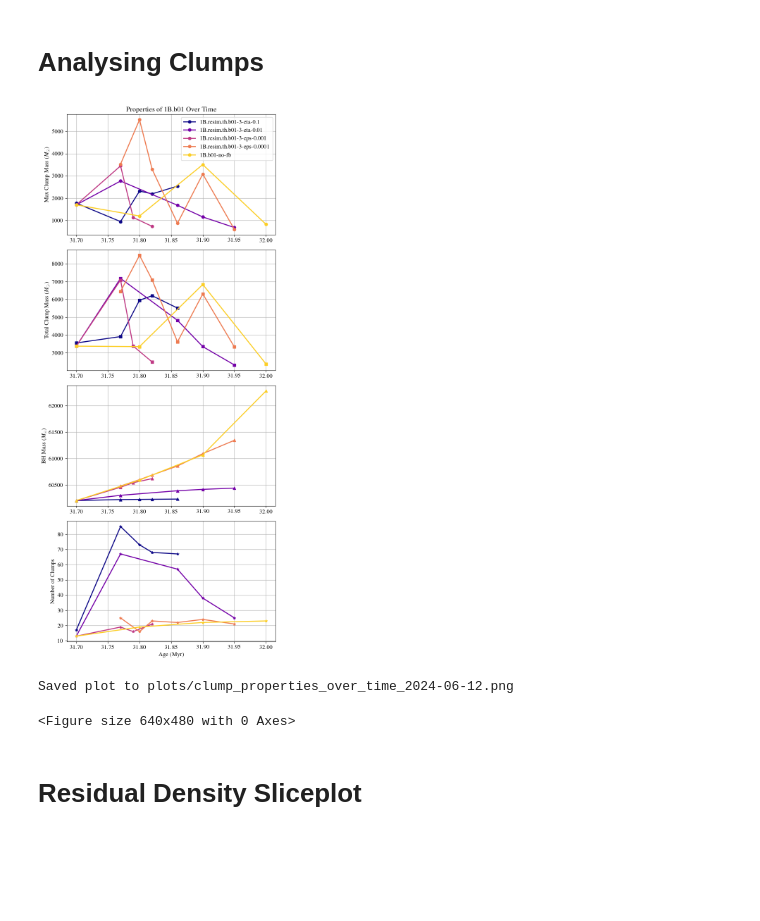
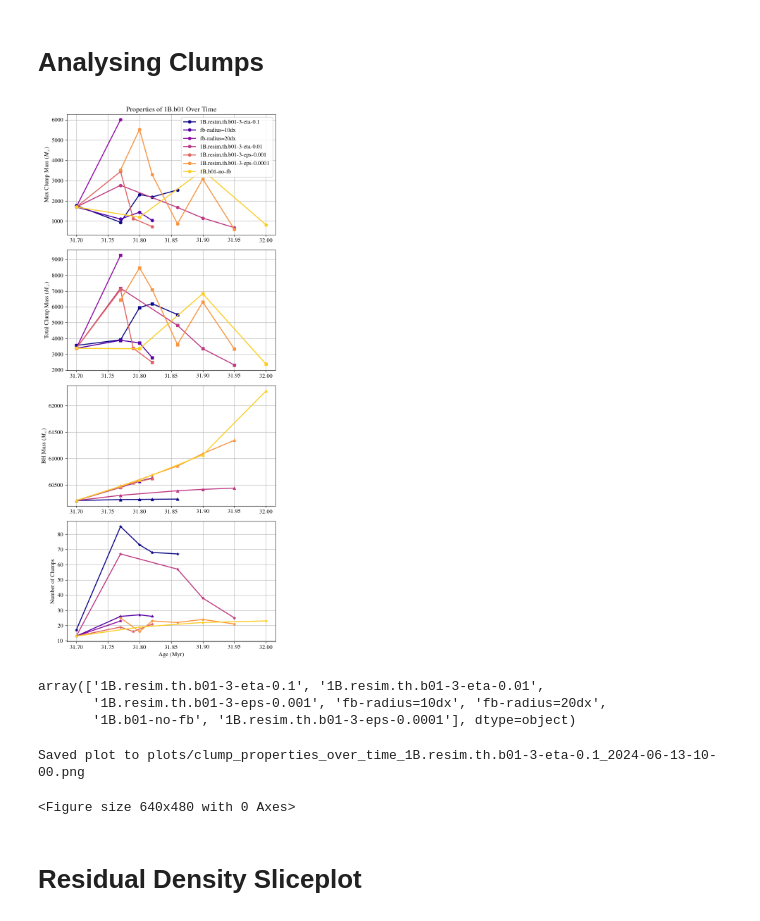
Before and after one commit to simonetgordon/smartstar_simulation_analysis, a Jupyter notebook: python_scripts/csv-data-plotting/plot_mass_growth.ipynb, the cells around one changed output. Saved outputs shown, nothing was run; the diff lists cells and outputs as text; code cells hidden in the pictures; blank space fills up the shorter version.

```diff
--- a/python_scripts/csv-data-plotting/plot_mass_growth.ipynb
+++ b/python_scripts/csv-data-plotting/plot_mass_growth.ipynb
@@ -444,7 +446,7 @@ filt = filt.sort_values('age_myr')
 filt['simulation'] = filt['simulation'].replace("1B.RSb01-2", "1B.b01-no-fb")
 simulations = filt['simulation'].unique()
 # Define a custom order for the simulations
-custom_order = ['1B.resim.th.b01-3-eta-0.1', '1B.resim.th.b01-3-eta-0.01',
+custom_order = ['1B.resim.th.b01-3-eta-0.1', '1B.resim.th.b01-3-eta-0.01', 'fb-radius=10dx', 'fb-radius=20dx',
                 '1B.resim.th.b01-3-eps-0.001', '1B.resim.th.b01-3-eps-0.0001', '1B.b01-no-fb']  # Replace with your desired order
 
 # Ensure that the custom order includes all simulations
@@ -480,40 +482,47 @@ for i, property in enumerate(properties):
             marker = 'o' if i == 0 else 's' if i == 1 else '^' if i == 2 else '*'
             axs[i].plot(data['age_myr'], data[property], marker=marker, linestyle='-', color=color, label=simulation if not added_legend[simulation] else "_nolegend_")
             # Add the simulation to the legend only if it hasn't been added before
             if not added_legend[simulation]:
                 added_legend[simulation] = True
 
 
 # Plot max_clump_mass over age_myr
 axs[0].set_ylabel('Max Clump Mass ($M_\odot$)')
 axs[0].set_title('Properties of 1B.b01 Over Time')
 axs[0].legend()
 
 # Plot total_clump_mass over age_myr
 axs[1].set_ylabel('Total Clump Mass ($M_\odot$)')
 
 # Plot bh_mass over age_myr
 axs[2].set_ylabel('BH Mass ($M_\odot$)')
 
 # Plot no_clumps over age_myr
 axs[3].set_ylabel('Number of Clumps')
 axs[-1].set_xlabel('Age (Myr)')
 
 # Optional: Add grid to each subplot for better readability
 for ax in axs:
     ax.grid(True)
 
 plt.tight_layout()
 plt.show()
 print("")
 # %% [output]
-[figure, old version]
+[figure, new version]
+# %%
+simulations
+# %% [output]
+array(['1B.resim.th.b01-3-eta-0.1', '1B.resim.th.b01-3-eta-0.01',
+       '1B.resim.th.b01-3-eps-0.001', 'fb-radius=10dx', 'fb-radius=20dx',
+       '1B.b01-no-fb', '1B.resim.th.b01-3-eps-0.0001'], dtype=object)
 # %%
-figtitle = 'clump_properties_over_time' + f"_{timestamp}"
+timestamp = datetime.datetime.now().strftime("%Y-%m-%d-%H-%M")
+figtitle = 'clump_properties_over_time' + f"_{simulations[0]}" + f"_{timestamp}"
 plt.savefig(f'plots/{figtitle}.png', dpi=300, bbox_inches='tight')
 print(f"Saved plot to plots/{figtitle}.png")
 # %% [output]
-Saved plot to plots/clump_properties_over_time_2024-06-12.png
+Saved plot to plots/clump_properties_over_time_1B.resim.th.b01-3-eta-0.1_2024-06-13-10-00.png
 <Figure size 640x480 with 0 Axes>
 # %% [markdown]
 # Residual Density Sliceplot
```
Also changed, not shown: parts of 17 cells of this notebook.
